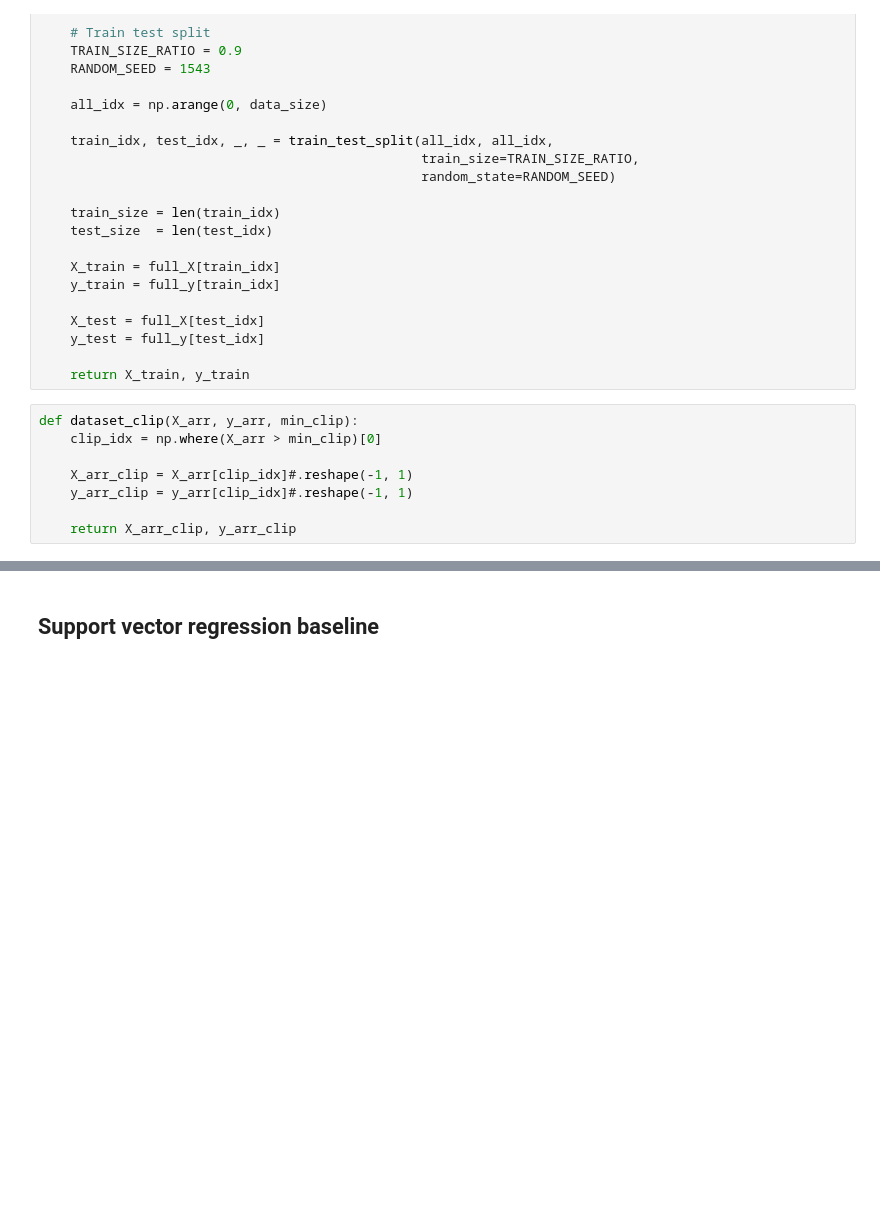
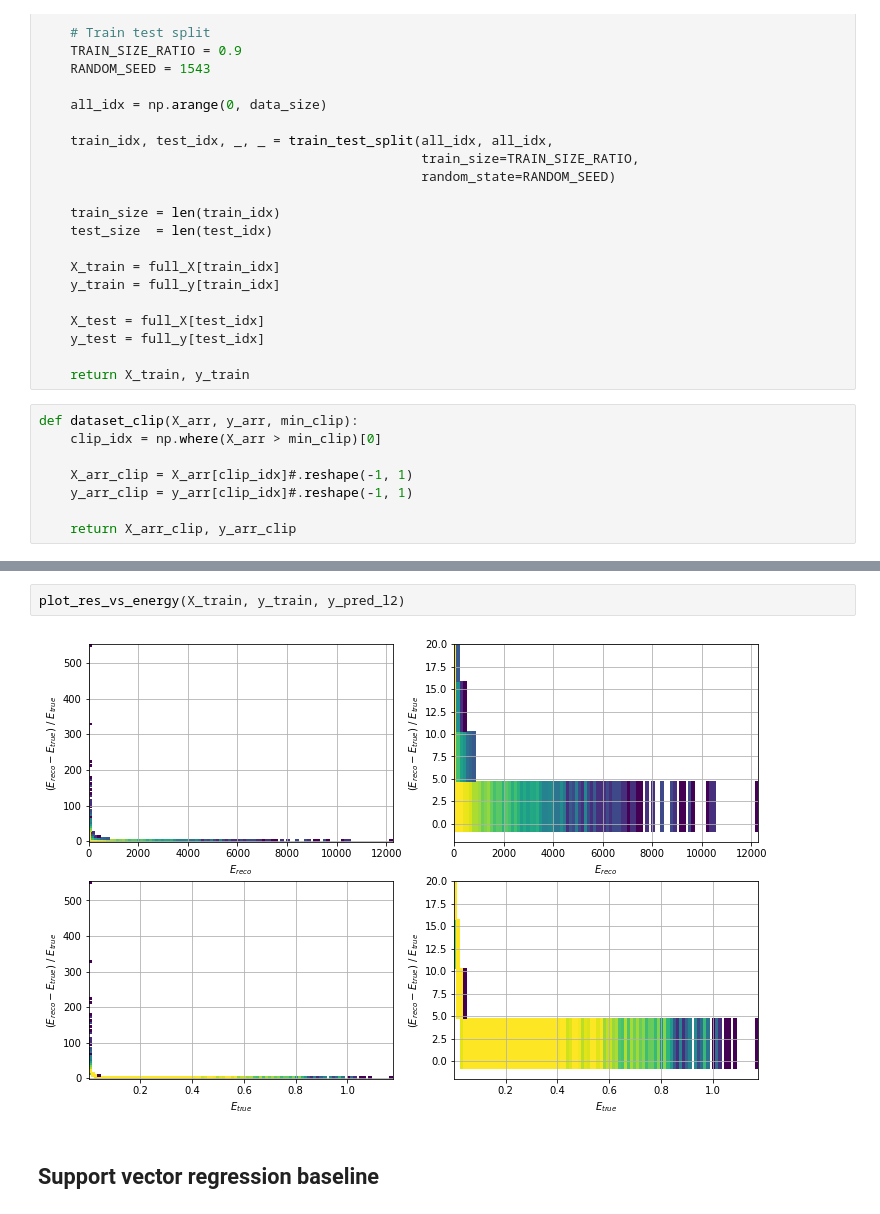
Before and after one commit to pauldebryas/SND_trackers_My_data, a Jupyter notebook: baseline-new-data.ipynb, the cells around one changed output, grey strips where cells are left out. Cells and saved outputs as stored; diff of their text form; blank space fills up the shorter version.

```diff
--- a/baseline-new-data.ipynb
+++ b/baseline-new-data.ipynb
@@ -165,3 +281,7 @@ def dataset_clip(X_arr, y_arr, min_clip):
+# %%
+plot_res_vs_energy(X_train, y_train, y_pred_l2)
+# %% [output]
+[figure, added]
 # %% [markdown]
 ## Support vector regression baseline
 # %%
```
Also changed, not shown: parts of 40 cells of this notebook, 2 other files.
